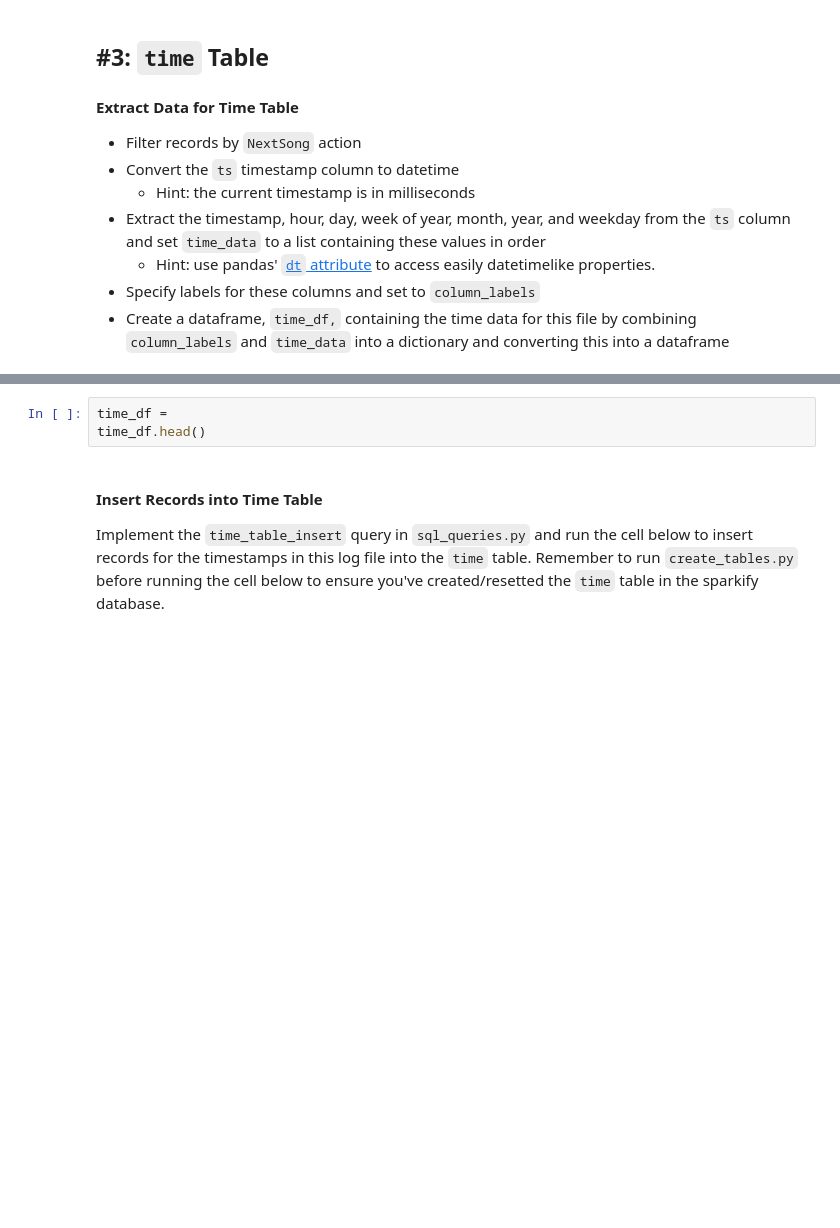
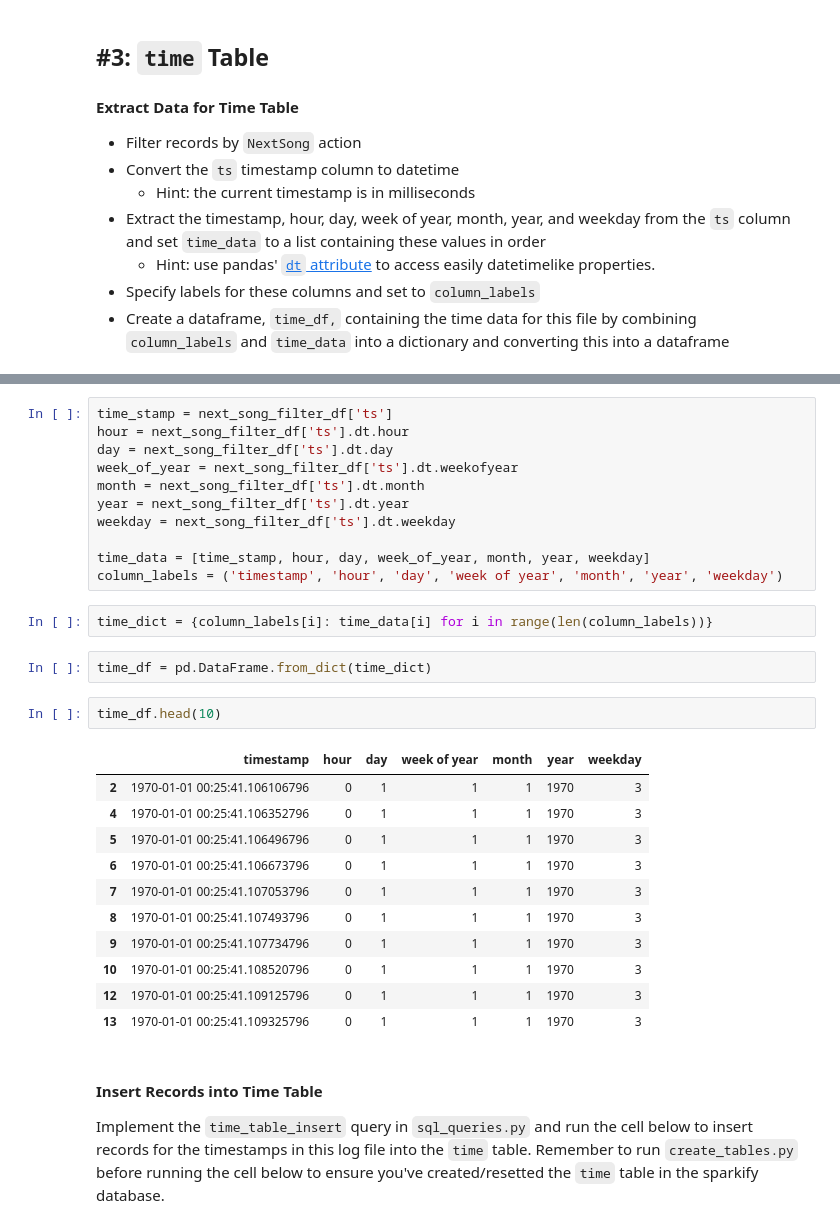
Before and after one commit to Ashmaawyy/Data-Modeling-with-Postgres, a Jupyter notebook: etl.ipynb, the cells around one changed output, grey strips where cells are left out. Cells and saved outputs as stored; diff of their text form; blank space fills up the shorter version.

```diff
--- a/etl.ipynb
+++ b/etl.ipynb
@@ -153,6 +177,32 @@ column_labels = ()
+# %%
+time_stamp = next_song_filter_df['ts']
+hour = next_song_filter_df['ts'].dt.hour
+day = next_song_filter_df['ts'].dt.day
+week_of_year = next_song_filter_df['ts'].dt.weekofyear
+month = next_song_filter_df['ts'].dt.month
+year = next_song_filter_df['ts'].dt.year
+weekday = next_song_filter_df['ts'].dt.weekday
+
+time_data = [time_stamp, hour, day, week_of_year, month, year, weekday]
+column_labels = ('timestamp', 'hour', 'day', 'week of year', 'month', 'year', 'weekday')
+# %%
+time_dict = {column_labels[i]: time_data[i] for i in range(len(column_labels))}
+# %%
+time_df = pd.DataFrame.from_dict(time_dict)
 # %%
-time_df =
-time_df.head()
+time_df.head(10)
+# %% [output]
+|  | timestamp | hour | day | week of year | month | year | weekday |
+| 2 | 1970-01-01 00:25:41.106106796 | 0 | 1 | 1 | 1 | 1970 | 3 |
+| 4 | 1970-01-01 00:25:41.106352796 | 0 | 1 | 1 | 1 | 1970 | 3 |
+| 5 | 1970-01-01 00:25:41.106496796 | 0 | 1 | 1 | 1 | 1970 | 3 |
+| 6 | 1970-01-01 00:25:41.106673796 | 0 | 1 | 1 | 1 | 1970 | 3 |
+| 7 | 1970-01-01 00:25:41.107053796 | 0 | 1 | 1 | 1 | 1970 | 3 |
+| 8 | 1970-01-01 00:25:41.107493796 | 0 | 1 | 1 | 1 | 1970 | 3 |
+| 9 | 1970-01-01 00:25:41.107734796 | 0 | 1 | 1 | 1 | 1970 | 3 |
+| 10 | 1970-01-01 00:25:41.108520796 | 0 | 1 | 1 | 1 | 1970 | 3 |
+| 12 | 1970-01-01 00:25:41.109125796 | 0 | 1 | 1 | 1 | 1970 | 3 |
+| 13 | 1970-01-01 00:25:41.109325796 | 0 | 1 | 1 | 1 | 1970 | 3 |
 # %% [markdown]
 #### Insert Records into Time Table
 Implement the `time_table_insert` query in `sql_queries.py` and run the cell below to insert records for the timestamps in this log file into the `time` table. Remember to run `create_tables.py` before running the cell below to ensure you've created/resetted the `time` table in the sparkify database.
```
Also changed, not shown: parts of 9 cells of this notebook, 1 other file.
